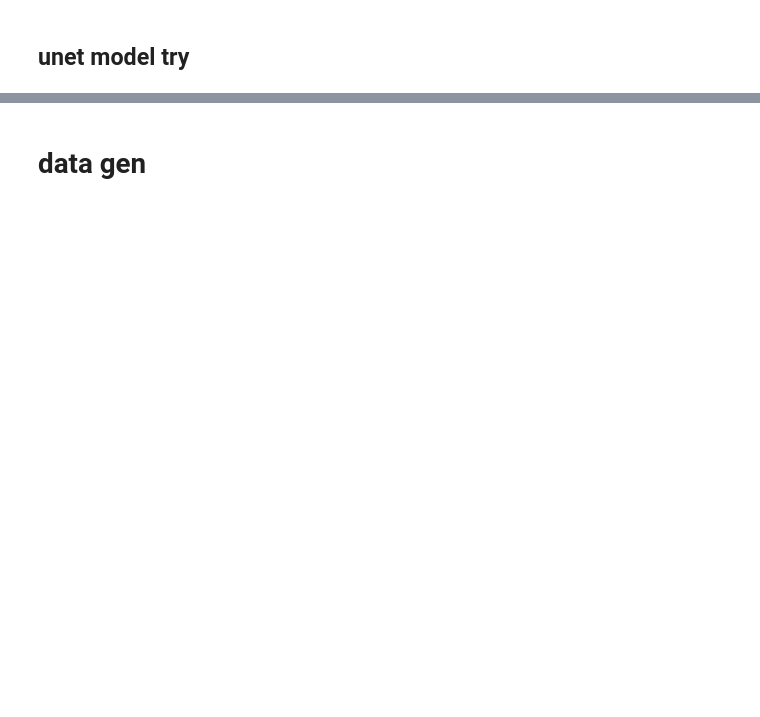
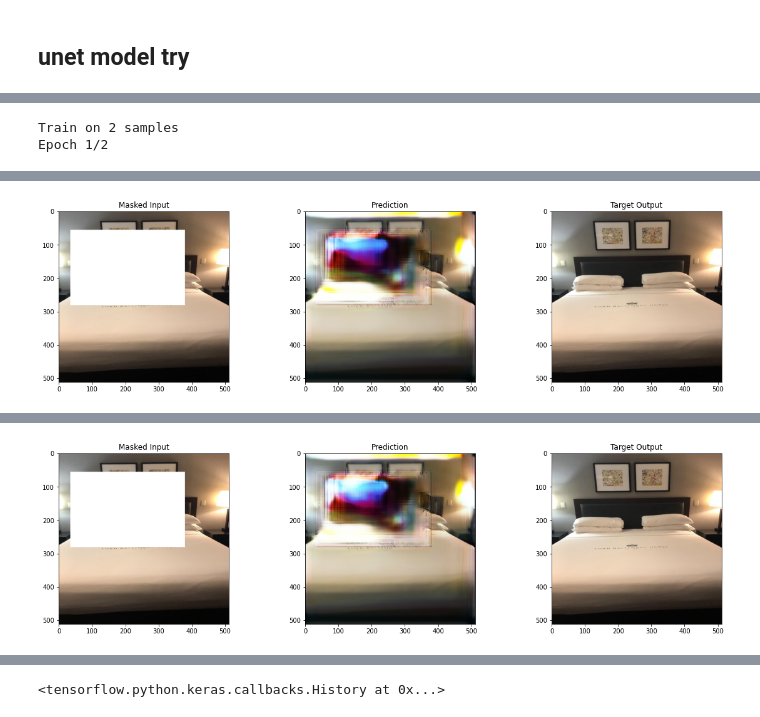
Before and after one commit to RahulS247/Hotel_Recognition-kaggle_challenge, a Jupyter notebook: kaggle-script.ipynb, the cells around one changed output, grey strips where cells are left out. Drawn from its saved outputs; the diff is of its cells as text; code cells hidden in the pictures; blank space fills up the shorter version.

```diff
--- a/kaggle-script.ipynb
+++ b/kaggle-script.ipynb
@@ -316,3 +319,5 @@ def compile_pconv_unet(model, inputs_mask, lr=0.0002):
+# %%
+model.load_weights('pconv_imagenet.h5',by_name=False)
 # %%
 def PSNR(y_true, y_pred):
         """
@@ -406,3 +419,7 @@ def plot_sample_data(masked, mask, ori, middle_title='Raw Mask'):
     axes[2].imshow(ori[:,:,:])
     axes[2].set_title('Target Output')
     plt.show()
+# %%
+img_list= np.array([img]).repeat(2,axis=0).reshape(-1,512,512,3)
+mask_list= np.array([mask_img]).repeat(2,axis=0).reshape(-1,512,512,3)
+masked_list= np.array([masked_img]).repeat(2,axis=0).reshape(-1,512,512,3)
@@ -409,5 +429,5 @@ def plot_sample_data(masked, mask, ori, middle_title='Raw Mask'):
 # %%
-model.fit(x= [masked_list,mask_list],y =img_list, batch_size=len(img_list), epochs=5,callbacks=[ LambdaCallback(
+model.fit(x= [masked_list,mask_list],y =img_list, batch_size=len(img_list), epochs=2,callbacks=[ LambdaCallback(
             on_epoch_end=lambda epoch, logs: plot_sample_data(
                 masked_img,
                 model.predict(
@@ -421,3 +441,6 @@ model.fit(x= [masked_list,mask_list],y =img_list, batch_size=len(img_list), epoc
                 middle_title='Prediction'
             )
         )])
+# %% [output]
+Train on 2 samples
+Epoch 1/2
@@ -423,0 +449 @@ model.fit(x= [masked_list,mask_list],y =img_list, batch_size=len(img_list), epoc
+[figure, added]
@@ -423,0 +454 @@ model.fit(x= [masked_list,mask_list],y =img_list, batch_size=len(img_list), epoc
+[figure, added]
@@ -424,2 +456,3 @@ model.fit(x= [masked_list,mask_list],y =img_list, batch_size=len(img_list), epoc
+<tensorflow.python.keras.callbacks.History at 0x...>
 # %%
 result = model.predict( [np.expand_dims(masked_img,0),
@@ -433,2 +463,0 @@ result[0]
-# %% [markdown]
-# data gen
```
Also changed, not shown: parts of 49 cells of this notebook.
